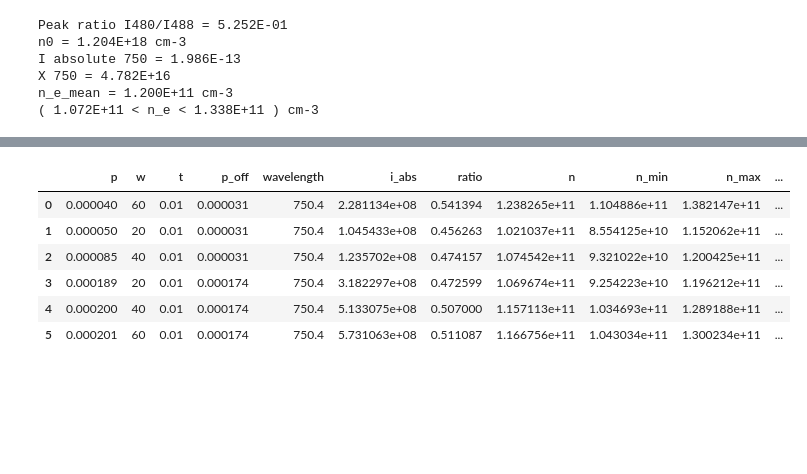
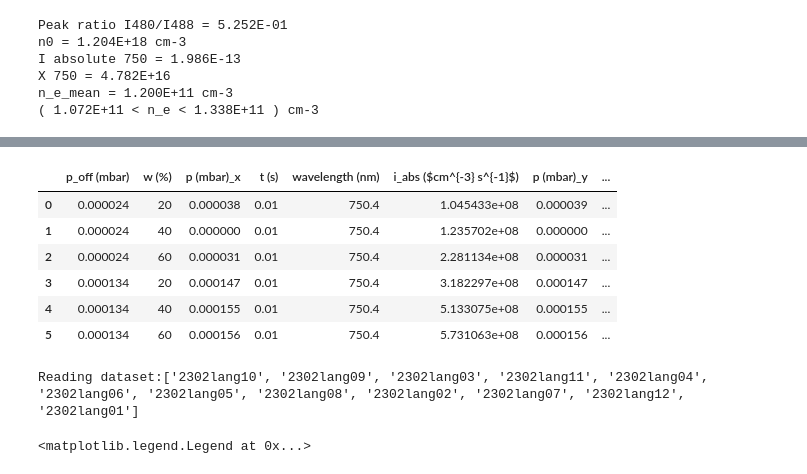
Before and after one commit to grigolet/lab16gym, a Jupyter notebook: notebooks/peak_analysis_ar_2302.ipynb, the cells around one changed output, grey strips where cells are left out. Saved outputs shown, nothing was run; the diff lists cells and outputs as text; code cells hidden in the pictures; blank space fills up the shorter version.

```diff
--- a/notebooks/peak_analysis_ar_2302.ipynb
+++ b/notebooks/peak_analysis_ar_2302.ipynb
@@ -54,8 +54,8 @@ ratios_p1, w_em_p1, results_p1 = functions.get_profile_ratio('../config_p1_2302.
 ratios_p2, w_em_p2, results_p2 = functions.get_profile_ratio('../config_p2_2302.json', '../data/2302/2302spectr/')
 n_avg_p1, n_min_p1, n_max_p1  = functions.get_density(ratios_p1, '../fantz-data/fants.txt')
 n_avg_p2, n_min_p2, n_max_p2  = functions.get_density(ratios_p2, '../fantz-data/fants.txt')
-p1_off = 3.1e-5
-p2_off = 1.74e-4
+p1_off = 2.40e-5
+p2_off = 1.34e-4
 # %%
 # create a pandas dataframe for densities
 df_spectra_n = pd.DataFrame()
@@ -78,9 +78,16 @@ df = pd.DataFrame(df_spectra_n['ratio'].apply(functions.get_density).tolist(), c
 df_spectra_n = df_spectra_n.reset_index()
 del df_spectra_n['index']
 
+# units
+
+
 # concatenate the two dataframes
 df_spectra_n = pd.concat([df_spectra_n, df], axis=1)
 # group by power and take average
 a = df_spectra_n.groupby(['p_off', 'w', 'id']).mean()
-a
+#a
+
+df_spectra_n.columns = ['id', 'p (mbar)', 'ratio', 'w (%)', 'p_off (mbar)',
+                       'n ($cm^{-3}$)', 'n_min ($cm^{-3}$)', 'n_max ($cm^{-3}$)']
+df_spectra_n
 # %% [output]
@@ -127,3 +133,6 @@ extension = '.dat'
 df_spectra_T['file'] = folder_path + df_spectra_T['id'] + extension
 df_spectra_T['wavelength'] = 750.4
 df_spectra_T['i_abs'] = df_spectra_T.apply(lambda x: functions.get_absolute_intensity_2(x['file'],x['t'], x['wavelength']), axis=1)
+df_spectra_T.columns = ['id', 'p (mbar)', 't (s)', 'w (%)', 'p_off (mbar)', 'file',
+                       'wavelength (nm)', 'i_abs ($cm^{-3} s^{-1}$)']
+df_spectra_T
@@ -129,0 +157,7 @@ df_spectra_T['i_abs'] = df_spectra_T.apply(lambda x: functions.get_absolute_inte
+# %%
+# time to shoot myself
+df = pd.merge(df_spectra_T, df_spectra_n, on=['w (%)', 'p_off (mbar)'])
+#df['p_correction'] = 1/1.29
+a = df.groupby(['p_off (mbar)', 'w (%)'], as_index=False).mean()
+a['pec ($cm^{3}s^{-1}$)'] = a.apply(lambda x: functions.get_pec(x['i_abs ($cm^{-3} s^{-1}$)'], x['p_off (mbar)'], x['n ($cm^{-3}$)']), axis=1)
+a
@@ -130,24 +172,18 @@ df_spectra_T['i_abs'] = df_spectra_T.apply(lambda x: functions.get_absolute_inte
 # %%
-# time to shoot myself
-df = pd.merge(df_spectra_T, df_spectra_n, on=['p', 'w', 'p_off'])
-df['p_correction'] = 1/1.29
-a = df.groupby(['p', 'w'], as_index=False).mean()
-a['pec'] = a.apply(lambda x: functions.get_pec(x['i_abs'], x['p'], x['p_correction'], x['n']), axis=1)
-
 # adas reading and interpolation
 df_adas = functions.read_adas_file('../data/adas/ar_750.dat')
-mesh_n, mesh_pec = np.meshgrid(np.log10(a['n']), np.log10(a['pec']))
-a['T'] = functions.interpolate_dataframe(df_adas, (np.log10(a['n']), np.log10(a['pec'])))
+mesh_n, mesh_pec = np.meshgrid(np.log10(a['n ($cm^{-3}$)']), np.log10(a['pec ($cm^{3}s^{-1}$)']))
+a['T'] = functions.interpolate_dataframe(df_adas, (np.log10(a['n ($cm^{-3}$)']), np.log10(a['pec ($cm^{3}s^{-1}$)'])))
 df = a
 df
 # %% [output]
-|  | p | w | t | p_off | wavelength | i_abs | ratio | n | n_min | n_max | ... |
-| 0 | 0.000040 | 60 | 0.01 | 0.000031 | 750.4 | 2.281134e+08 | 0.541394 | 1.238265e+11 | 1.104886e+11 | 1.382147e+11 | ... |
-| 1 | 0.000050 | 20 | 0.01 | 0.000031 | 750.4 | 1.045433e+08 | 0.456263 | 1.021037e+11 | 8.554125e+10 | 1.152062e+11 | ... |
-| 2 | 0.000085 | 40 | 0.01 | 0.000031 | 750.4 | 1.235702e+08 | 0.474157 | 1.074542e+11 | 9.321022e+10 | 1.200425e+11 | ... |
-| 3 | 0.000189 | 20 | 0.01 | 0.000174 | 750.4 | 3.182297e+08 | 0.472599 | 1.069674e+11 | 9.254223e+10 | 1.196212e+11 | ... |
-| 4 | 0.000200 | 40 | 0.01 | 0.000174 | 750.4 | 5.133075e+08 | 0.507000 | 1.157113e+11 | 1.034693e+11 | 1.289188e+11 | ... |
-| 5 | 0.000201 | 60 | 0.01 | 0.000174 | 750.4 | 5.731063e+08 | 0.511087 | 1.166756e+11 | 1.043034e+11 | 1.300234e+11 | ... |
+|  | p_off (mbar) | w (%) | p (mbar)_x | t (s) | wavelength (nm) | i_abs ($cm^{-3} s^{-1}$) | p (mbar)_y | ... |
+| 0 | 0.000024 | 20 | 0.000038 | 0.01 | 750.4 | 1.045433e+08 | 0.000039 | ... |
+| 1 | 0.000024 | 40 | 0.000000 | 0.01 | 750.4 | 1.235702e+08 | 0.000000 | ... |
+| 2 | 0.000024 | 60 | 0.000031 | 0.01 | 750.4 | 2.281134e+08 | 0.000031 | ... |
+| 3 | 0.000134 | 20 | 0.000147 | 0.01 | 750.4 | 3.182297e+08 | 0.000147 | ... |
+| 4 | 0.000134 | 40 | 0.000155 | 0.01 | 750.4 | 5.133075e+08 | 0.000155 | ... |
+| 5 | 0.000134 | 60 | 0.000156 | 0.01 | 750.4 | 5.731063e+08 | 0.000156 | ... |
 # %%
 # plotting data
 fig_spectr, ax_spectr = plt.subplots(1,1)
@@ -188,3 +224,6 @@ for p in a.index.get_level_values(0).unique():
 # set legend for the plots
 ax_ne.legend()
 ax_te.legend()
+# %% [output]
+Reading dataset:['2302lang10', '2302lang09', '2302lang03', '2302lang11', '2302lang04', '2302lang06', '2302lang05', '2302lang08', '2302lang02', '2302lang07', '2302lang12', '2302lang01']
+<matplotlib.legend.Legend at 0x...>
```
Also changed, not shown: parts of 3 cells of this notebook, 1 other file.
